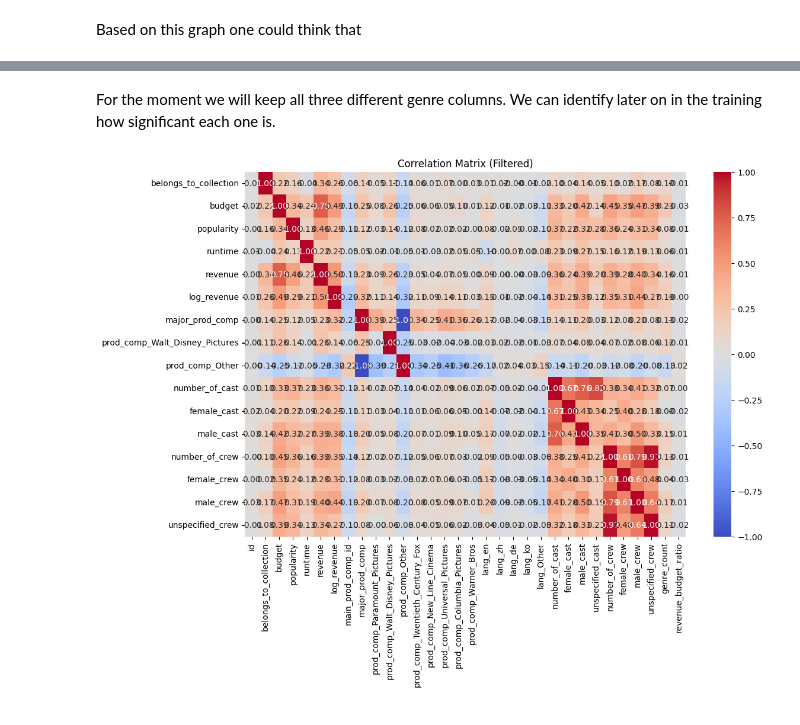
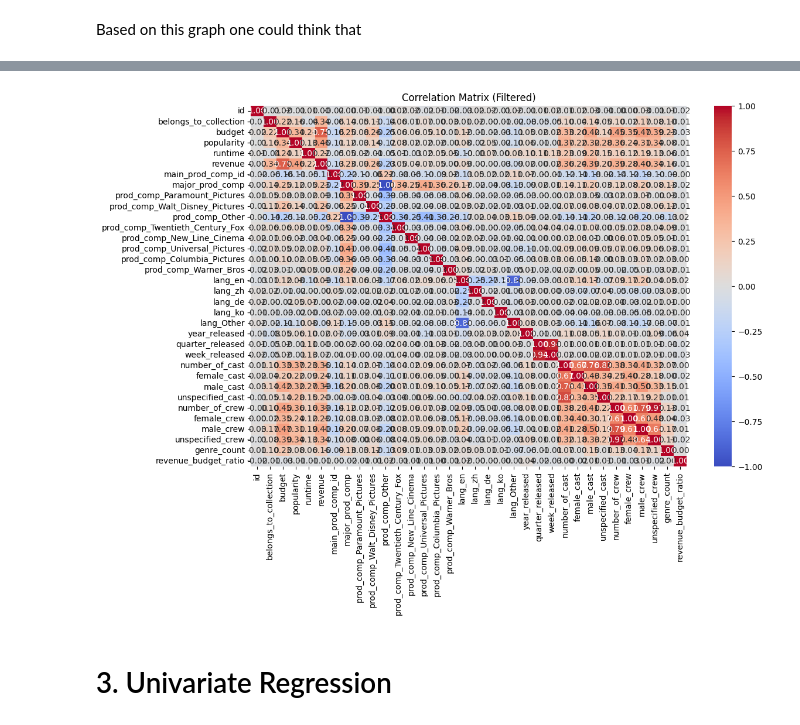
Before and after one commit to 1oannis/tmdb-machine-learning, a Jupyter notebook: tmdb.ipynb, the cells around one changed output, grey strips where cells are left out. Drawn from its saved outputs; the diff is of its cells as text; code cells hidden in the pictures.

```diff
--- a/tmdb.ipynb
+++ b/tmdb.ipynb
@@ -19,5 +19,5 @@ import ast
 # Directory containing the csv files
 dir_path = 'data'
 
-train = pd.read_csv(f"{dir_path}/train.csv")
-train.describe(include='all')
+# Load the data
+train = pd.read_csv(f"{dir_path}/tmdb.csv")
@@ -130,8 +224,8 @@ Name: revenue, dtype: object
 # %% [markdown]
 The distribution of the revenue is heavily skewed to the right. Normalization of the datapoints with log can help increase the performance of the model.
 # %%
-train['log_revenue'] = np.log1p(train.revenue)
-sns.histplot(train.log_revenue, bins=50, kde=True, color='green')
+log_revenue = np.log1p(train.revenue)
+sns.histplot(log_revenue, bins=50, kde=True, color='green')
 plt.xlabel('Log(Revenue)')
 plt.ylabel('Number of movies')
 plt.title('Distribution of Log(Revenue)')
@@ -1018,18 +1070,18 @@ plt.show()
-# %% [markdown]
-For the moment we will keep all three different genre columns. We can identify later on in the training how significant each one is.
 # %%
 # Select only numeric columns for correlation matrix
 numeric_cols = train.select_dtypes(include=[np.number])
 
 # Calculate the correlation matrix
 corr_matrix = numeric_cols.corr()
 
 # Filter the correlation matrix to include only variables with correlation higher than 0.1 with revenue
-filtered_corr_matrix = corr_matrix[corr_matrix['revenue'].abs() > 0.2]
+filtered_corr_matrix = corr_matrix[corr_matrix['revenue'].abs() >= 0]
 
 plt.figure(figsize=(12, 8))
 sns.heatmap(filtered_corr_matrix, annot=True, fmt=".2f", cmap="coolwarm")
 plt.title('Correlation Matrix (Filtered)')
 plt.show()
 # %% [output]
-[figure, old version]
+[figure, new version]
+# %% [markdown]
+# 3. Univariate Regression
```
Also changed, not shown: parts of 41 cells of this notebook, 4 other files.
